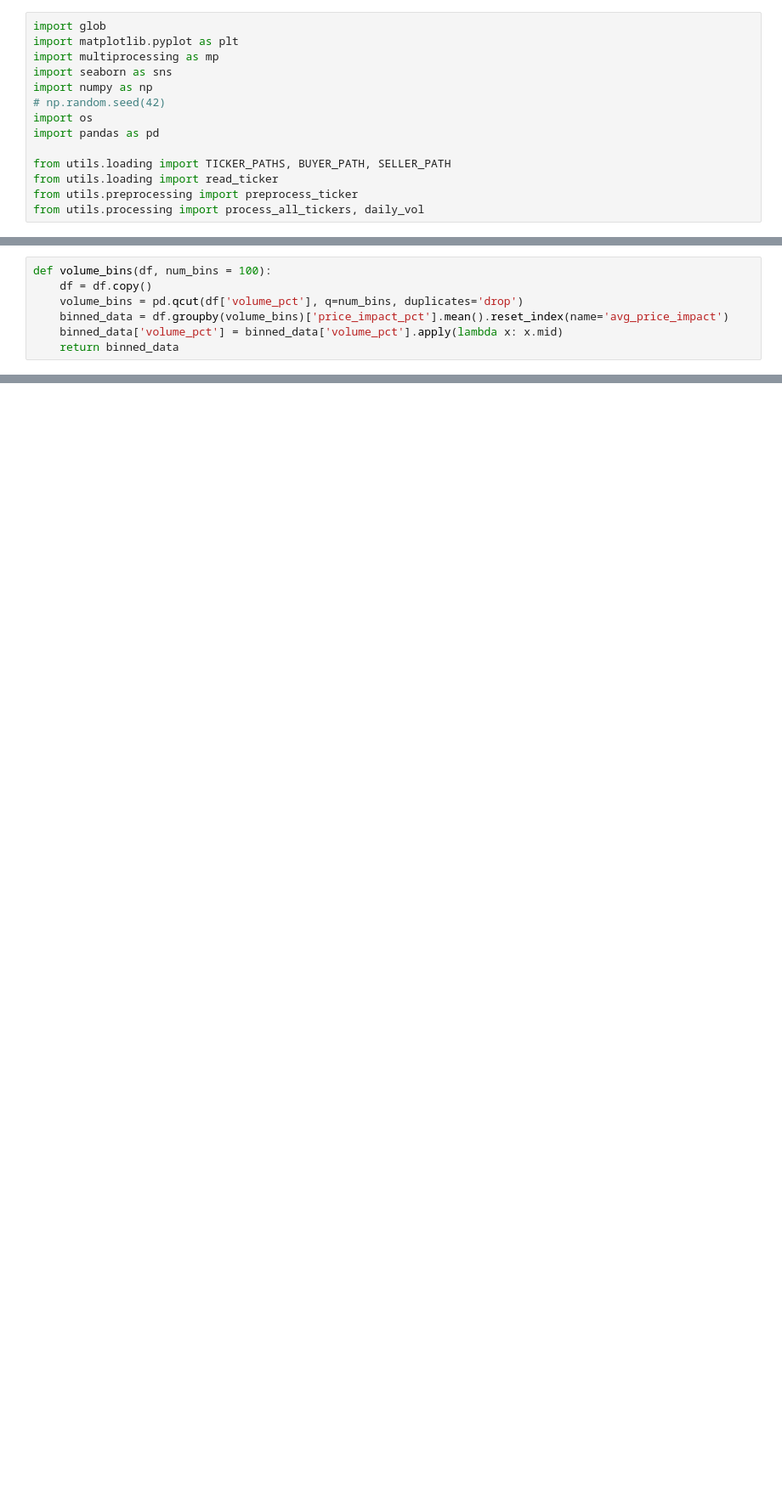
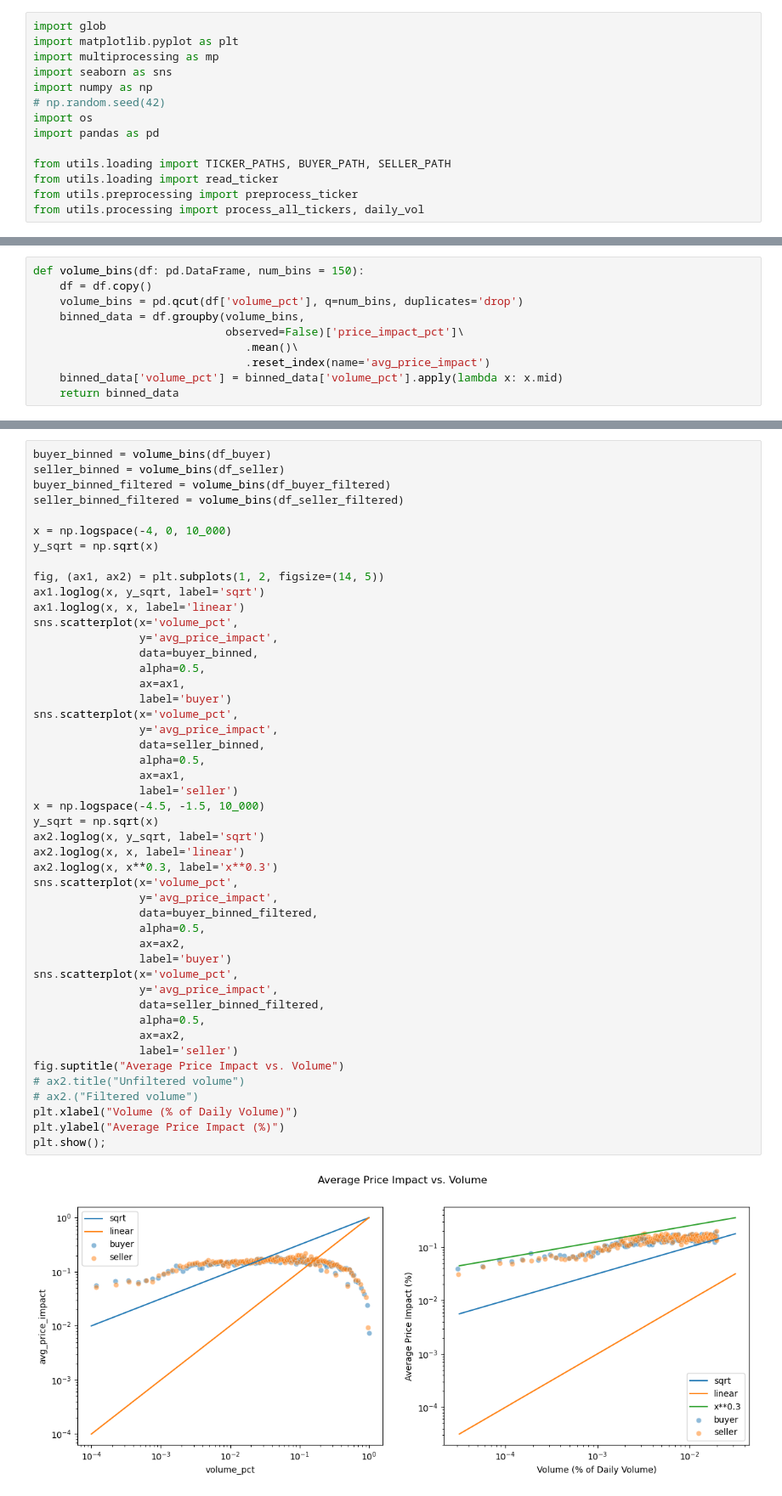
Before and after one commit to Hamzezi/FBD-Project, a Jupyter notebook: trade_impact.ipynb, the cells around one changed output, grey strips where cells are left out. Shown at 85% size. Cells and saved outputs as stored; diff of their text form; blank space fills up the shorter version.

```diff
--- a/trade_impact.ipynb
+++ b/trade_impact.ipynb
@@ -41,7 +79,10 @@ df_seller = pd.concat((pd.read_parquet(f) for f in seller_files))
 # %%
-def volume_bins(df, num_bins = 100):
+def volume_bins(df: pd.DataFrame, num_bins = 150):
     df = df.copy()
     volume_bins = pd.qcut(df['volume_pct'], q=num_bins, duplicates='drop')
-    binned_data = df.groupby(volume_bins)['price_impact_pct'].mean().reset_index(name='avg_price_impact')
+    binned_data = df.groupby(volume_bins,
+                             observed=False)['price_impact_pct']\
+                                .mean()\
+                                .reset_index(name='avg_price_impact')
     binned_data['volume_pct'] = binned_data['volume_pct'].apply(lambda x: x.mid)
     return binned_data
@@ -142,0 +89,49 @@ print(model.summary())
+# %%
+buyer_binned = volume_bins(df_buyer)
+seller_binned = volume_bins(df_seller)
+buyer_binned_filtered = volume_bins(df_buyer_filtered)
+seller_binned_filtered = volume_bins(df_seller_filtered)
+
+x = np.logspace(-4, 0, 10_000)
+y_sqrt = np.sqrt(x)
+
+fig, (ax1, ax2) = plt.subplots(1, 2, figsize=(14, 5))
+ax1.loglog(x, y_sqrt, label='sqrt')
+ax1.loglog(x, x, label='linear')
+sns.scatterplot(x='volume_pct',
+                y='avg_price_impact',
+                data=buyer_binned,
+                alpha=0.5,
+                ax=ax1,
+                label='buyer')
+sns.scatterplot(x='volume_pct',
+                y='avg_price_impact',
+                data=seller_binned,
+                alpha=0.5,
+                ax=ax1,
+                label='seller')
+x = np.logspace(-4.5, -1.5, 10_000)
+y_sqrt = np.sqrt(x)
+ax2.loglog(x, y_sqrt, label='sqrt')
+ax2.loglog(x, x, label='linear')
+ax2.loglog(x, x**0.3, label='x**0.3')
+sns.scatterplot(x='volume_pct',
+                y='avg_price_impact',
+                data=buyer_binned_filtered,
+                alpha=0.5,
+                ax=ax2,
+                label='buyer')
+sns.scatterplot(x='volume_pct',
+                y='avg_price_impact',
+                data=seller_binned_filtered,
+                alpha=0.5,
+                ax=ax2,
+                label='seller')
+fig.suptitle("Average Price Impact vs. Volume")
+# ax2.title("Unfiltered volume")
+# ax2.("Filtered volume")
+plt.xlabel("Volume (% of Daily Volume)")
+plt.ylabel("Average Price Impact (%)")
+plt.show();
+# %% [output]
+[figure, added]
```
Also changed, not shown: parts of 14 cells of this notebook, 1 other file.
